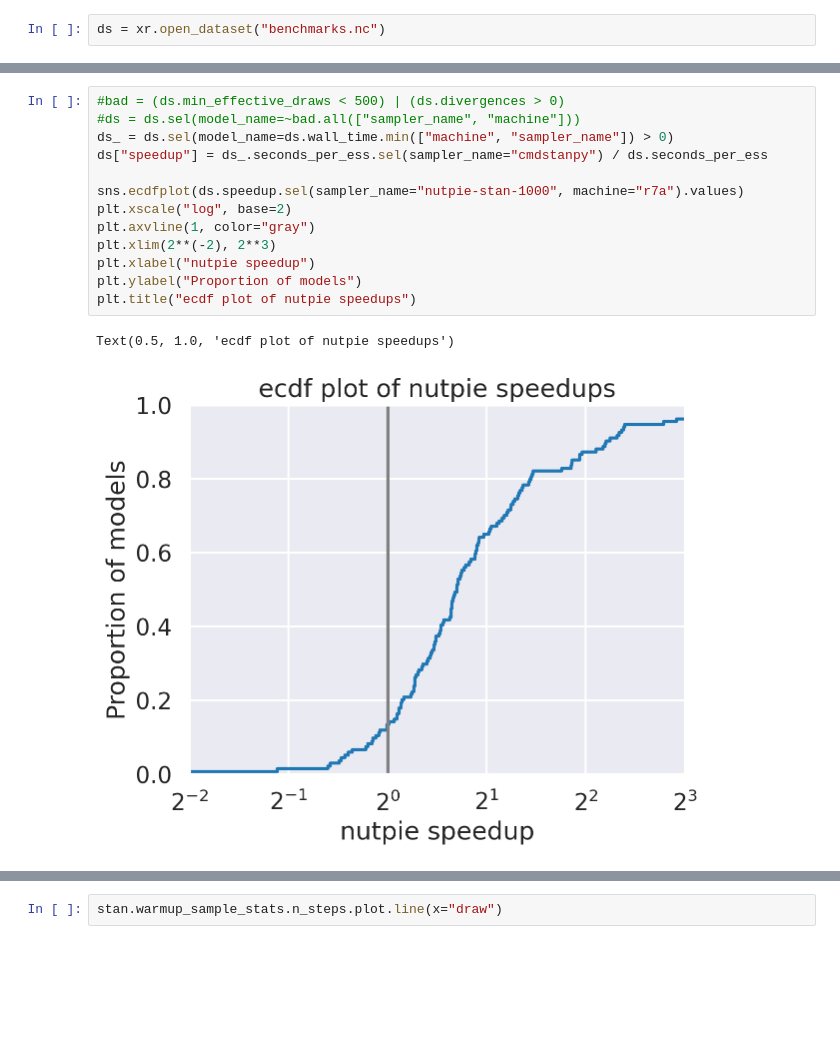
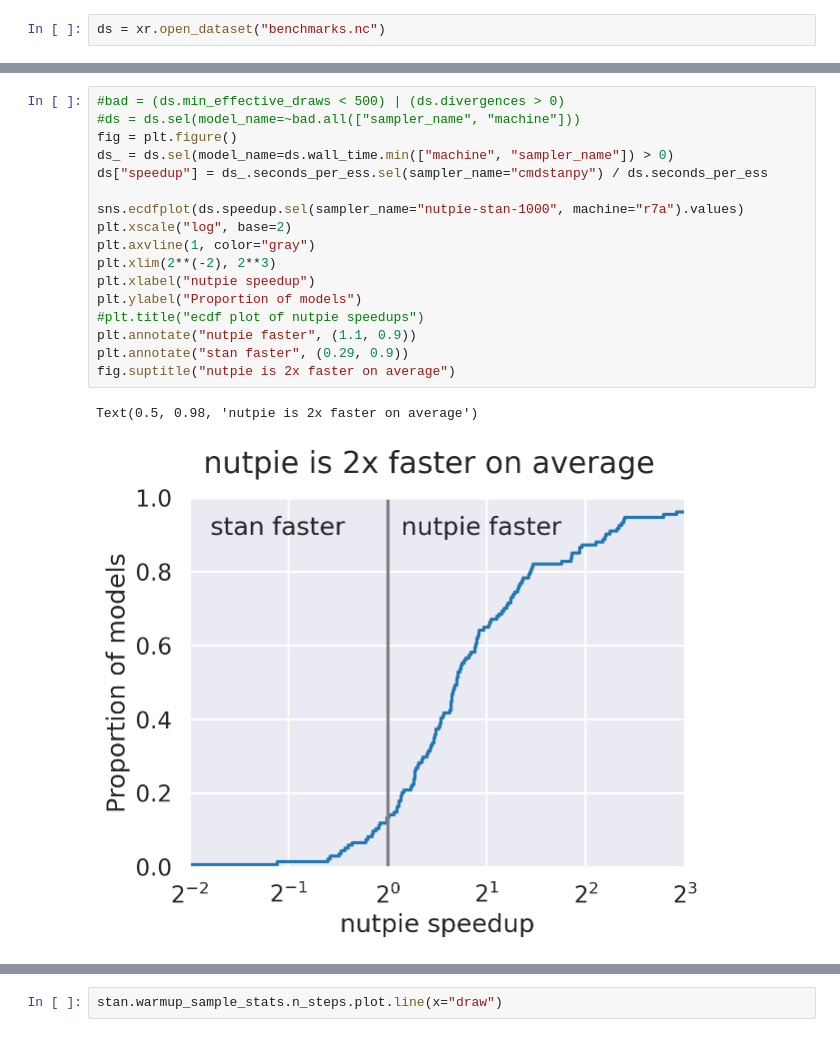
Before and after one commit to aseyboldt/stancon-nutpie-talk, a Jupyter notebook: make_plots.ipynb, the cells around one changed output, grey strips where cells are left out. Drawn from its saved outputs; the diff is of its cells as text; blank space fills up the shorter version.

```diff
--- a/make_plots.ipynb
+++ b/make_plots.ipynb
@@ -16,16 +25,20 @@ ds = xr.open_dataset("benchmarks.nc")
 # %%
 #bad = (ds.min_effective_draws < 500) | (ds.divergences > 0)
 #ds = ds.sel(model_name=~bad.all(["sampler_name", "machine"]))
+fig = plt.figure()
 ds_ = ds.sel(model_name=ds.wall_time.min(["machine", "sampler_name"]) > 0)
 ds["speedup"] = ds_.seconds_per_ess.sel(sampler_name="cmdstanpy") / ds.seconds_per_ess
 
 sns.ecdfplot(ds.speedup.sel(sampler_name="nutpie-stan-1000", machine="r7a").values)
 plt.xscale("log", base=2)
 plt.axvline(1, color="gray")
 plt.xlim(2**(-2), 2**3)
 plt.xlabel("nutpie speedup")
 plt.ylabel("Proportion of models")
-plt.title("ecdf plot of nutpie speedups")
+#plt.title("ecdf plot of nutpie speedups")
+plt.annotate("nutpie faster", (1.1, 0.9))
+plt.annotate("stan faster", (0.29, 0.9))
+fig.suptitle("nutpie is 2x faster on average")
 # %% [output]
-Text(0.5, 1.0, 'ecdf plot of nutpie speedups')
+Text(0.5, 0.98, 'nutpie is 2x faster on average')
-[figure, old version]
+[figure, new version]
```
Also changed, not shown: parts of 6 cells of this notebook, 5 other files.
